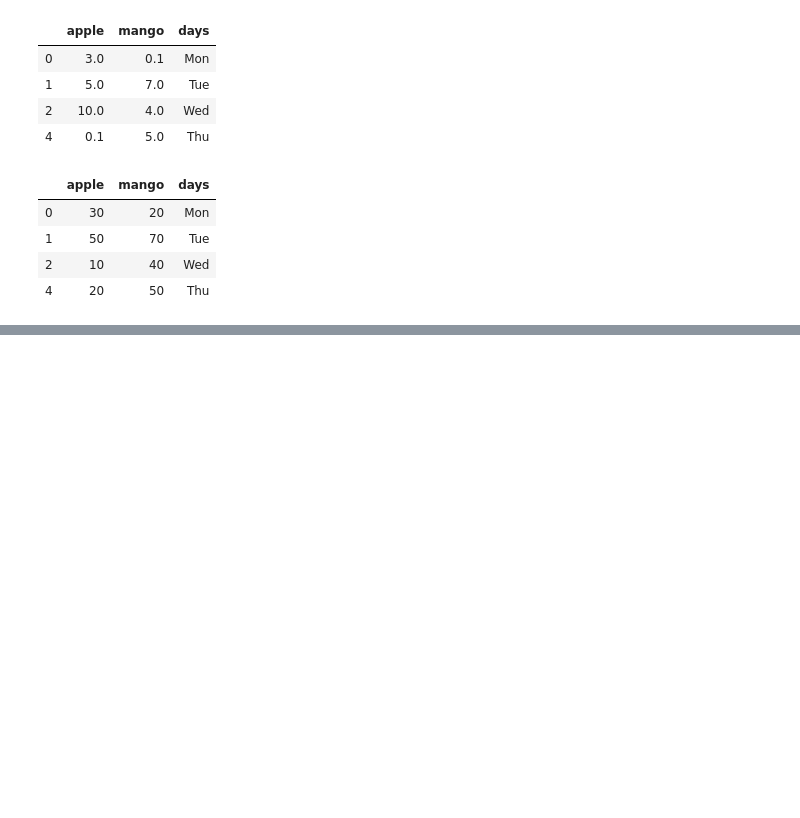
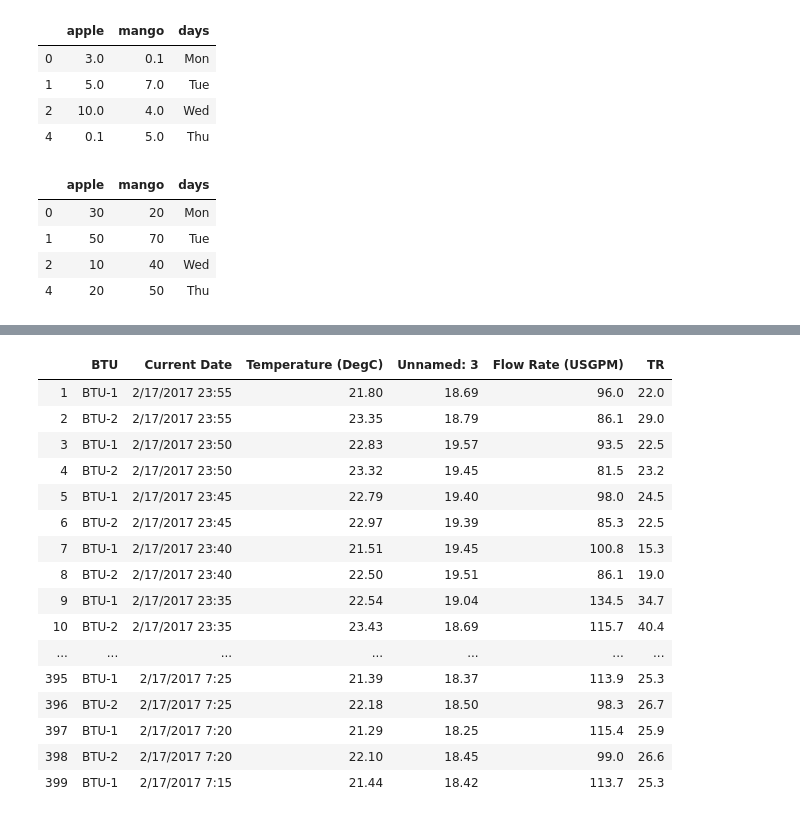
Before and after one commit to akshayjaryal603/Numpy_and_Pandas_Tutorial, a Jupyter notebook: pandas-Data Cleaning & Processing I.ipynb, the cells around one changed output, grey strips where cells are left out. Saved outputs shown, nothing was run; the diff lists cells and outputs as text; code cells hidden in the pictures; blank space fills up the shorter version.

```diff
--- a/pandas-Data Cleaning & Processing I.ipynb
+++ b/pandas-Data Cleaning & Processing I.ipynb
@@ -672,3 +718,23 @@ data1.rename(columns={'Unnamed: 0':'BTU','Unnamed: 1':'Date'},inplace=True) # Th
 # to change actual data Paas - inplace  as .:> data.rename( ......,inplace=True)
 # Similarly index can also be renamed.
+# %%
+data1
+# %% [output]
+|  | BTU | Current Date | Temperature (DegC) | Unnamed: 3 | Flow Rate (USGPM) | TR |
+| 1 | BTU-1 | 2/17/2017 23:55 | 21.80 | 18.69 | 96.0 | 22.0 |
+| 2 | BTU-2 | 2/17/2017 23:55 | 23.35 | 18.79 | 86.1 | 29.0 |
+| 3 | BTU-1 | 2/17/2017 23:50 | 22.83 | 19.57 | 93.5 | 22.5 |
+| 4 | BTU-2 | 2/17/2017 23:50 | 23.32 | 19.45 | 81.5 | 23.2 |
+| 5 | BTU-1 | 2/17/2017 23:45 | 22.79 | 19.40 | 98.0 | 24.5 |
+| 6 | BTU-2 | 2/17/2017 23:45 | 22.97 | 19.39 | 85.3 | 22.5 |
+| 7 | BTU-1 | 2/17/2017 23:40 | 21.51 | 19.45 | 100.8 | 15.3 |
+| 8 | BTU-2 | 2/17/2017 23:40 | 22.50 | 19.51 | 86.1 | 19.0 |
+| 9 | BTU-1 | 2/17/2017 23:35 | 22.54 | 19.04 | 134.5 | 34.7 |
+| 10 | BTU-2 | 2/17/2017 23:35 | 23.43 | 18.69 | 115.7 | 40.4 |
+| ... | ... | ... | ... | ... | ... | ... |
+| 395 | BTU-1 | 2/17/2017 7:25 | 21.39 | 18.37 | 113.9 | 25.3 |
+| 396 | BTU-2 | 2/17/2017 7:25 | 22.18 | 18.50 | 98.3 | 26.7 |
+| 397 | BTU-1 | 2/17/2017 7:20 | 21.29 | 18.25 | 115.4 | 25.9 |
+| 398 | BTU-2 | 2/17/2017 7:20 | 22.10 | 18.45 | 99.0 | 26.6 |
+| 399 | BTU-1 | 2/17/2017 7:15 | 21.44 | 18.42 | 113.7 | 25.3 |
 # %% [markdown]
```
Also changed, not shown: parts of 53 cells of this notebook, 3 other files.
